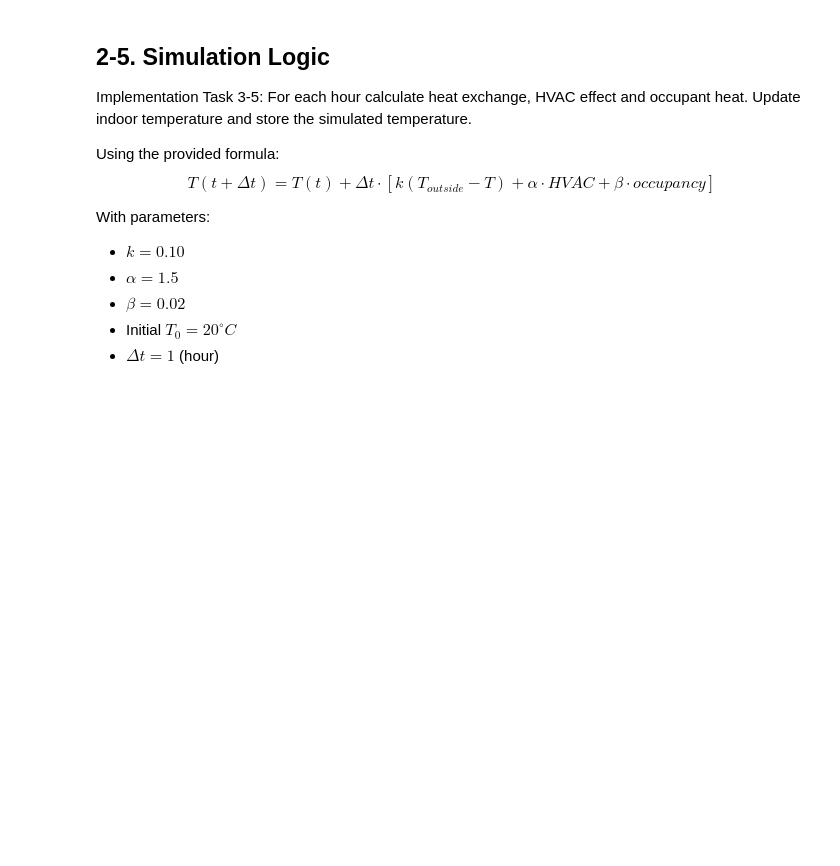
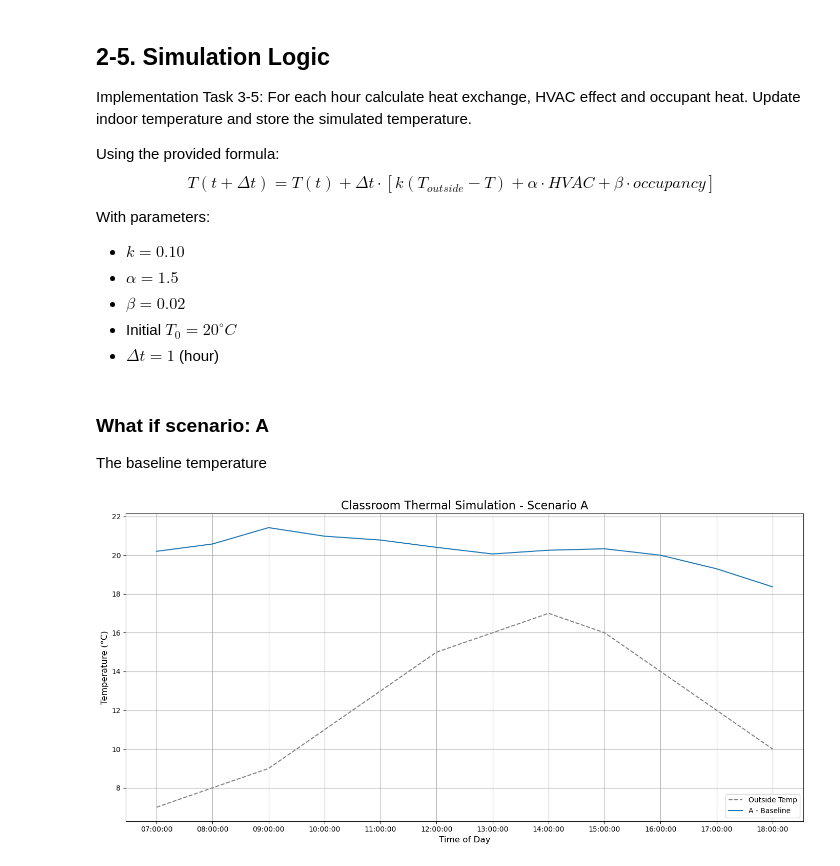
Before and after one commit to KonmaWasurenaide/DigitalTwin_Project_DE_IK, a Jupyter notebook: HomeWorks/HomeWork_1.ipynb, the cells around one changed output. Saved outputs shown, nothing was run; the diff lists cells and outputs as text; code cells hidden in the pictures; blank space fills up the shorter version.

Commit message:
Implemented the sixth task - implemented the 5 scenarios

```diff
--- a/HomeWorks/HomeWork_1.ipynb
+++ b/HomeWorks/HomeWork_1.ipynb
@@ -58,3 +66,24 @@ def run_simulation(data, hvac_modifier=1.0, occupant_mode='normal', t_out_offset
 
     # Remove the first element (T0) so the resulting list matches the length of the dataframe
     return T_indoor[1:]
+# %% [markdown]
+### What if scenario: A
+The baseline temperature
+# %%
+temp_A = run_simulation(df)
+
+time_labels = df['time'].astype(str).tolist()
+
+plt.figure(figsize=(14, 7))
+plt.plot(time_labels, df['outside_temp'], label='Outside Temp', linestyle='--', color='gray')
+plt.plot(time_labels, temp_A, label='A - Baseline')
+
+plt.title('Classroom Thermal Simulation - Scenario A', fontsize=16)
+plt.xlabel('Time of Day', fontsize=12)
+plt.ylabel('Temperature (°C)', fontsize=12)
+plt.legend(loc='lower right')
+plt.grid(True)
+plt.tight_layout()
+plt.show()
+# %% [output]
+[figure, added]
```
Also changed, not shown: parts of 9 cells of this notebook.
